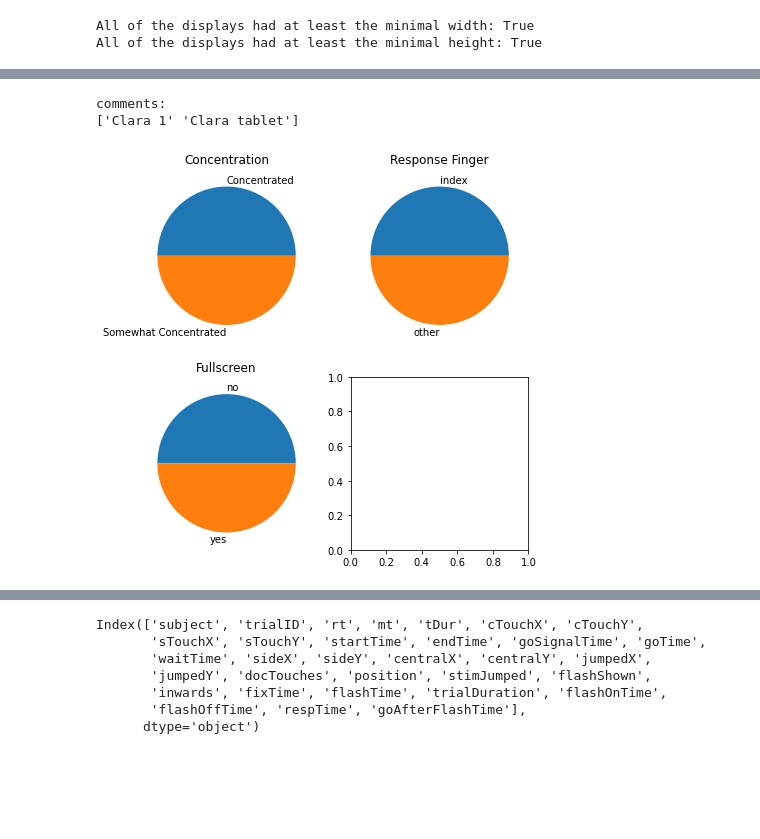
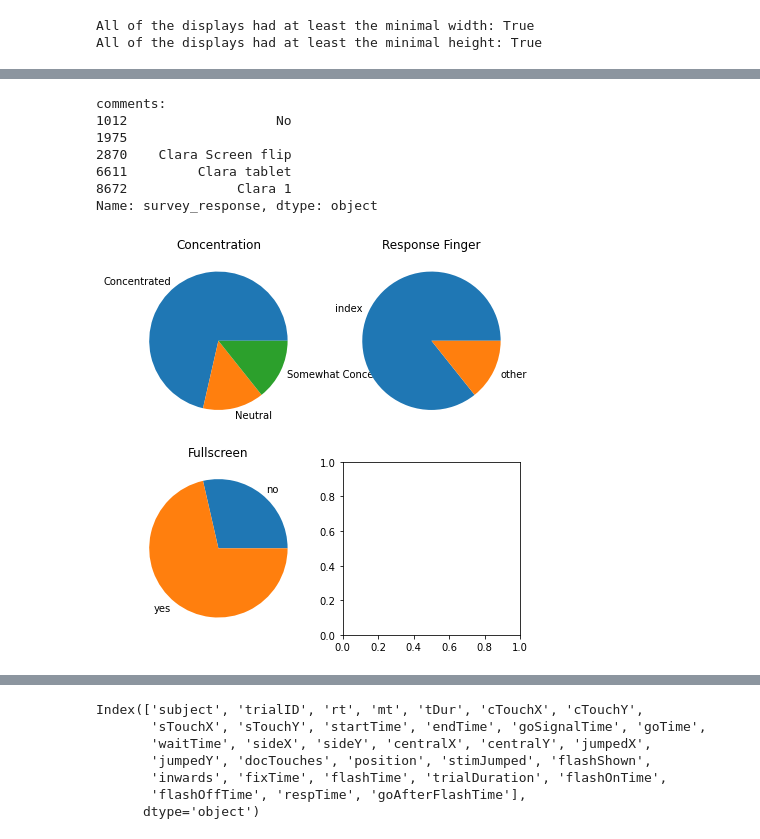
Before and after one commit to ClaraKuper/ManualInhibitionOnline, a Jupyter notebook: analysis/Sanity_Check.ipynb, the cells around one changed output, grey strips where cells are left out. Drawn from its saved outputs; the diff is of its cells as text; code cells hidden in the pictures; blank space fills up the shorter version.

Commit message:
commented quality control nb

```diff
--- a/analysis/Sanity_Check.ipynb
+++ b/analysis/Sanity_Check.ipynb
@@ -50,7 +57,7 @@ data = {}
 # load data from different components:
 
 # the experimental component
-exp_data =  open('../data/jatos_results_04_08.txt')
+exp_data =  open('../data/jatos_results_09_08.txt')
 # unpack the data
 for ses, jf in enumerate(exp_data):
 
@@ -132,0 +90,4 @@ There were 5.025125628140704% invalid trials in the serial task.
+# %%
+# Import jatos meta data
+jatos_meta = pd.read_csv('../data/jatos_meta.csv')
+jatos_meta
@@ -269,3 +484,3 @@ All of the displays had at least the minimal height: True
 # %%
 # collect survey data
-sdf = data[data.component == 'Outro_General']
+survey_df = data[data.component == 'Outro_General']
@@ -272,33 +495,62 @@ sdf = data[data.component == 'Outro_General']
 # %%
 # check survey
 # plot the distribution of responses in pie charts
 def get_pie_parts(data_series):
 
+    """
+    Computes the percentage of responses in each category
+
+    INPUT:
+    data_series: a pd series with 1 entry/subject
+
+    OUTPUT:
+    parts: a list of the portion of each response
+    names: the labels of the responses
+    """
+
+    # compute the length of the full series
     full_length = len(data_series)
+    # set up an array for the part
     parts = []
+    # get the names
     names = np.unique(data_series)
 
+    # loop through all names
     for name in names:
+        # append how often this answer was given
         parts.append(sum(data_series == name))
+    # divide by the number of total
     parts = np.array(parts)/full_length
 
     return parts, names
+
+# set up the figure
 fig, axs = plt.subplots(2,2, figsize = (7,7))
+
+# Question 1: "Indicate your concentration"
 axs[0,0].set_title('Concentration')
-parts_concentration, names_concentration = get_pie_parts(sdf[sdf.test_part == 'outro_concentration'].survey_response)
+parts_concentration, names_concentration = get_pie_parts(survey_df[survey_df.test_part == 'outro_concentration'].survey_response)
 axs[0,0].pie(parts_concentration, labels = names_concentration);
 
+# Question 2: "Which finger did you use"
 axs[0,1].set_title('Response Finger')
-parts_finger, names_finger = get_pie_parts(sdf[sdf.test_part == 'outro_finger'].survey_response)
+parts_finger, names_finger = get_pie_parts(survey_df[survey_df.test_part == 'outro_finger'].survey_response)
 axs[0,1].pie(parts_finger, labels = names_finger);
 
+# Question 3: "Did the screen switch to fullscreen?"
 axs[1,0].set_title('Fullscreen')
-parts_screen, names_screen = get_pie_parts(sdf[sdf.test_part == 'outro_screen'].survey_response)
+parts_screen, names_screen = get_pie_parts(survey_df[survey_df.test_part == 'outro_screen'].survey_response)
 axs[1,0].pie(parts_screen, labels = names_screen);
 
+# Print all the comments that were given
 print('comments: ')
-print(np.unique(sdf[sdf.test_part == 'outro_comments'].survey_response))
+print(survey_df[survey_df.test_part == 'outro_comments'].survey_response.dropna())
 # %% [output]
 comments:
-['Clara 1' 'Clara tablet']
+1012                   No
+1975
+2870    Clara Screen flip
+6611         Clara tablet
+8672              Clara 1
+Name: survey_response, dtype: object
-[figure, old version]
+[figure, new version]
```
Also changed, not shown: parts of 63 cells of this notebook, 11 other files.
